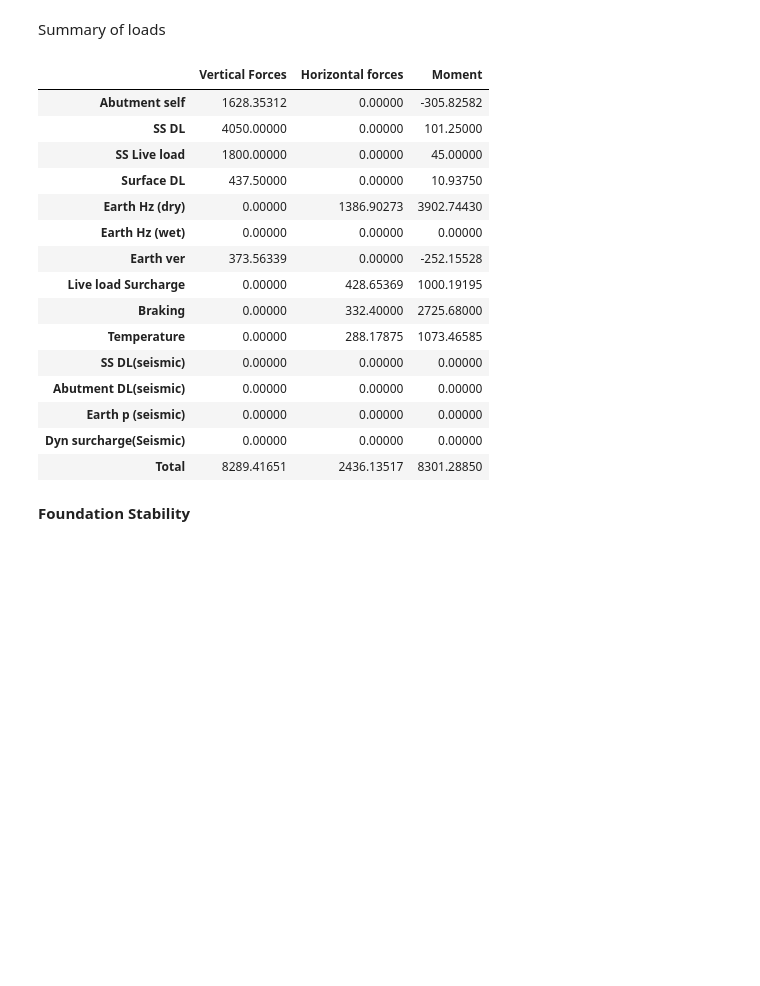
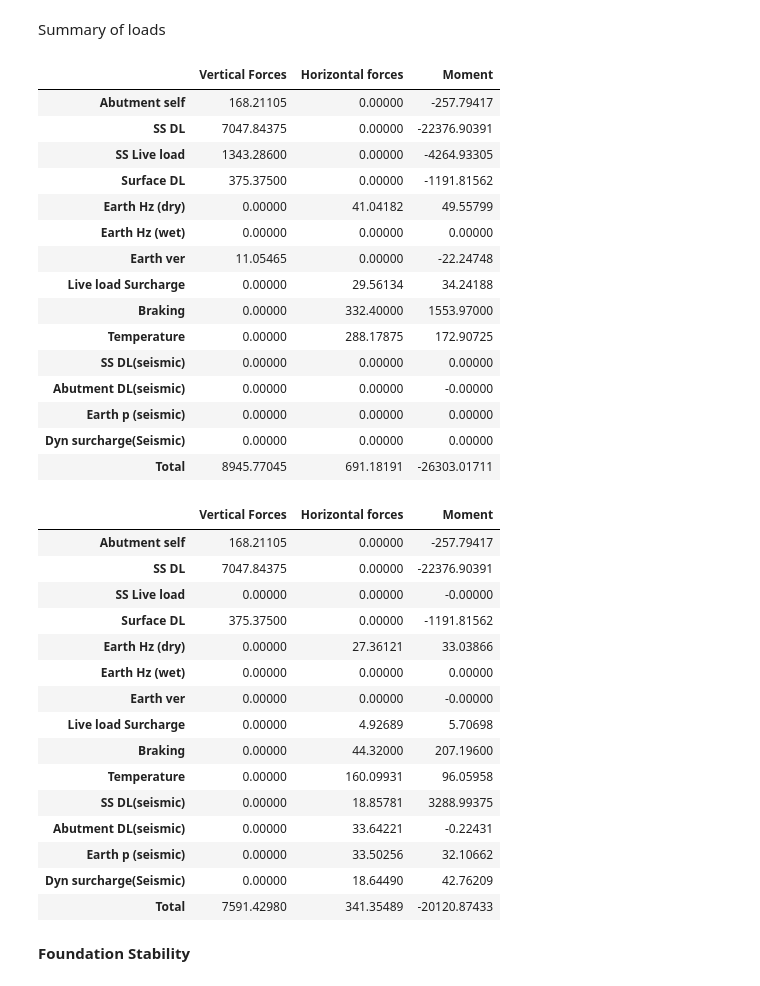
Before and after one commit to Rawrr-123/PSC_bridge, a Jupyter notebook: Abutment.ipynb, the cells around one changed output. Drawn from its saved outputs; the diff is of its cells as text; code cells hidden in the pictures; blank space fills up the shorter version.

```diff
--- a/Abutment.ipynb
+++ b/Abutment.ipynb
@@ -10,8 +10,7 @@ from irc6_2007 import *
 
 df = pd.read_excel('outputs/loads.xlsx', index_col=[0, 1])
 display(df)
-www = df.loc[[('MaxSF','ClassA')]]
-display(www.max())
+ll = df.loc[[('MaxSF','Class70RW')]].max().max()
 # %% [output]
 |  |  | 0.00 | 6.25 | 12.50 | 18.75 | 25.00 | 31.25 | 37.50 | 43.75 | 50.00 |
 | MaxBM | ClassA | 0.000 | 2361.037 | 4068.075 | 5120.737 | 5526.150 | 5340.038 | 4327.675 | 2494.638 | 0.000 |
@@ -110,8 +114,9 @@ Inputs: Live Loads, Dead loads and Pedestrian loads
 # %%
 #dummy loads
 df1=pd.read_csv('outputs/DL_for_Seismic.csv',index_col=None,header=None)
-# print(df1)
-dl = df1.iloc[1,3]+df1.iloc[2,3] #dead loads
-ll = 1000 #live loads including impact
-pdl = df1.iloc[4,3] #pedestrian loads
-sdl=df1.iloc[3,3] #Surface Loads
+print(df1)
+dl = float(df1.iloc[1,2]) + float(df1.iloc[2,2]) #dead loads
+# ll = 1000 #live loads including impact
+pdl = float(df1.iloc[4,2]) #pedestrian loads
+sdl = float(df1.iloc[3,2]) #Surface Loads
+print(type(pdl))
@@ -172,7 +180,8 @@ display(A1.loc[7,'Load'])
 # %% [markdown]
 Loads from superstructure
 # %%
-load = [dl,ll+pdl,sdl]
+load = [dl,ll,sdl]
+print(load)
 arm = [round(z(abut['ttl_stembase_width'],abut['haunch']['stem_haunch'][0],abut['edge_to_bearing_c']+abut['bw_to_bearing_c'],abut['bw_width'],'r'),5),
       round(z(abut['ttl_stembase_width'],abut['haunch']['stem_haunch'][0],abut['edge_to_bearing_c']+abut['bw_to_bearing_c'],abut['bw_width'],'r'),5),
       round(z(abut['ttl_stembase_width'],abut['haunch']['stem_haunch'][0],abut['edge_to_bearing_c']+abut['bw_to_bearing_c'],abut['bw_width'],'r'),5)]
@@ -361,49 +371,65 @@ ses = [1.35,1.35,0,1.75,1,0,0,0.2,0.2,0.5,1.5,1.5,1.5,1]
 #Factored responses (Non Seismic)
 
 ns_force_ver = []
 ns_force_hz = []
 ns_moment = []
 for index, i in enumerate(force_ver):
     ns_force_ver.append(round(force_ver[index]*non_ses[index],5))
 for index, i in enumerate(force_hz):
     ns_force_hz.append(round(force_hz[index]*non_ses[index],5))
 for index, i in enumerate(moment_unf):
     ns_moment.append(round(moment_unf[index]*non_ses[index],5))
 A10 = pd.DataFrame({"Vertical Forces":ns_force_ver, 'Horizontal forces':ns_force_hz,"Moment":ns_moment},index = ['Abutment self','SS DL','SS Live load','Surface DL','Earth Hz (dry)','Earth Hz (wet)','Earth ver','Live load Surcharge','Braking','Temperature','SS DL(seismic)','Abutment DL(seismic)','Earth p (seismic)','Dyn surcharge(Seismic)'])
 A10.loc[len(A10.index)] = [A10['Vertical Forces'].sum(), A10['Horizontal forces'].sum(),A10['Moment'].sum()]
 display(A10.rename(index={14:'Total'}))
 
 #Factored responses (Seismic)
 
 ses_force_ver = []
 ses_force_hz = []
 ses_moment = []
 for index, i in enumerate(force_ver):
     ses_force_ver.append(round(force_ver[index]*ses[index],5))
 for index, i in enumerate(force_hz):
     ses_force_hz.append(round(force_hz[index]*ses[index],5))
 for index, i in enumerate(moment_unf):
     ses_moment.append(round(moment_unf[index]*ses[index],5))
 A11 = pd.DataFrame({"Vertical Forces":ses_force_ver, 'Horizontal forces':ses_force_hz,"Moment":ses_moment},index = ['Abutment self','SS DL','SS Live load','Surface DL','Earth Hz (dry)','Earth Hz (wet)','Earth ver','Live load Surcharge','Braking','Temperature','SS DL(seismic)','Abutment DL(seismic)','Earth p (seismic)','Dyn surcharge(Seismic)'])
 A11.loc[len(A11.index)] = [A11['Vertical Forces'].sum(), A11['Horizontal forces'].sum(),A11['Moment'].sum()]
-# display(A11.rename(index={14:'Total'}))
+display(A11.rename(index={14:'Total'}))
 # %% [output]
 |  | Vertical Forces | Horizontal forces | Moment |
-| Abutment self | 1628.35312 | 0.00000 | -305.82582 |
-| SS DL | 4050.00000 | 0.00000 | 101.25000 |
-| SS Live load | 1800.00000 | 0.00000 | 45.00000 |
-| Surface DL | 437.50000 | 0.00000 | 10.93750 |
-| Earth Hz (dry) | 0.00000 | 1386.90273 | 3902.74430 |
+| Abutment self | 168.21105 | 0.00000 | -257.79417 |
+| SS DL | 7047.84375 | 0.00000 | -22376.90391 |
+| SS Live load | 1343.28600 | 0.00000 | -4264.93305 |
+| Surface DL | 375.37500 | 0.00000 | -1191.81562 |
+| Earth Hz (dry) | 0.00000 | 41.04182 | 49.55799 |
 | Earth Hz (wet) | 0.00000 | 0.00000 | 0.00000 |
-| Earth ver | 373.56339 | 0.00000 | -252.15528 |
-| Live load Surcharge | 0.00000 | 428.65369 | 1000.19195 |
-| Braking | 0.00000 | 332.40000 | 2725.68000 |
-| Temperature | 0.00000 | 288.17875 | 1073.46585 |
+| Earth ver | 11.05465 | 0.00000 | -22.24748 |
+| Live load Surcharge | 0.00000 | 29.56134 | 34.24188 |
+| Braking | 0.00000 | 332.40000 | 1553.97000 |
+| Temperature | 0.00000 | 288.17875 | 172.90725 |
 | SS DL(seismic) | 0.00000 | 0.00000 | 0.00000 |
-| Abutment DL(seismic) | 0.00000 | 0.00000 | 0.00000 |
+| Abutment DL(seismic) | 0.00000 | 0.00000 | -0.00000 |
 | Earth p (seismic) | 0.00000 | 0.00000 | 0.00000 |
 | Dyn surcharge(Seismic) | 0.00000 | 0.00000 | 0.00000 |
-| Total | 8289.41651 | 2436.13517 | 8301.28850 |
+| Total | 8945.77045 | 691.18191 | -26303.01711 |
+|  | Vertical Forces | Horizontal forces | Moment |
+| Abutment self | 168.21105 | 0.00000 | -257.79417 |
+| SS DL | 7047.84375 | 0.00000 | -22376.90391 |
+| SS Live load | 0.00000 | 0.00000 | -0.00000 |
+| Surface DL | 375.37500 | 0.00000 | -1191.81562 |
+| Earth Hz (dry) | 0.00000 | 27.36121 | 33.03866 |
+| Earth Hz (wet) | 0.00000 | 0.00000 | 0.00000 |
+| Earth ver | 0.00000 | 0.00000 | -0.00000 |
+| Live load Surcharge | 0.00000 | 4.92689 | 5.70698 |
+| Braking | 0.00000 | 44.32000 | 207.19600 |
+| Temperature | 0.00000 | 160.09931 | 96.05958 |
+| SS DL(seismic) | 0.00000 | 18.85781 | 3288.99375 |
+| Abutment DL(seismic) | 0.00000 | 33.64221 | -0.22431 |
+| Earth p (seismic) | 0.00000 | 33.50256 | 32.10662 |
+| Dyn surcharge(Seismic) | 0.00000 | 18.64490 | 42.76209 |
+| Total | 7591.42980 | 341.35489 | -20120.87433 |
 # %% [markdown]
 **Foundation Stability**
 # %% [markdown]
```
Also changed, not shown: parts of 40 cells of this notebook.
